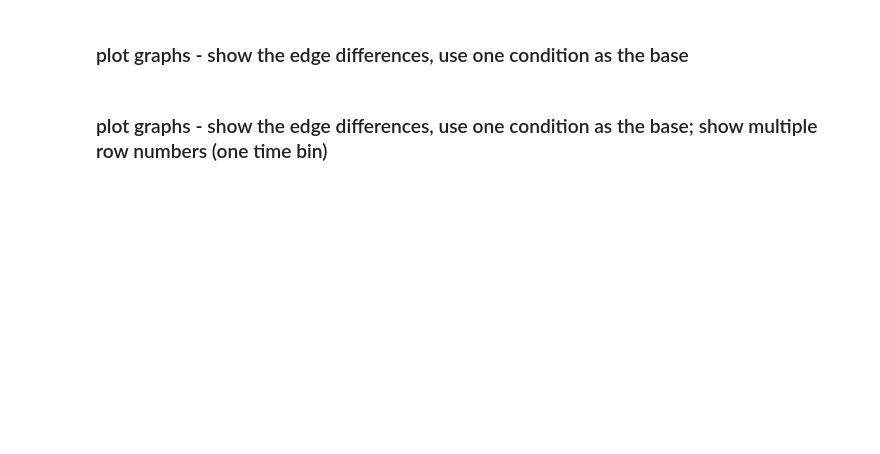
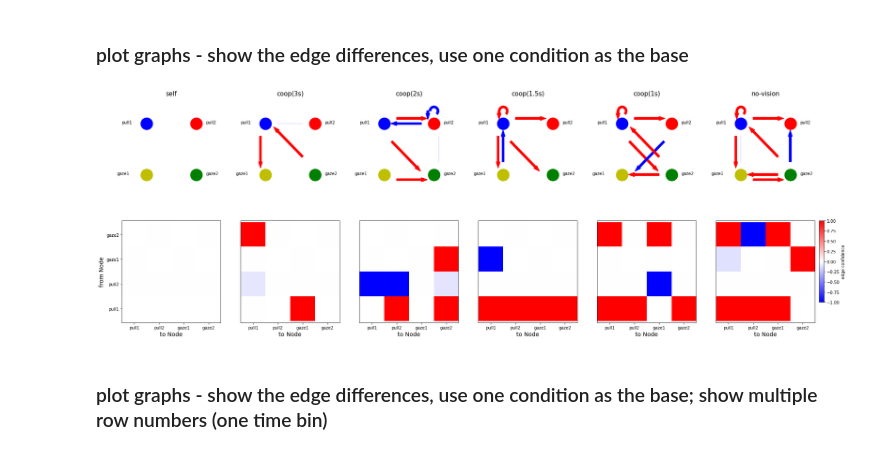
Before and after one commit to wilburshi/following_up_analysis, a Jupyter notebook: 3d_recontruction_analysis_self_and_coop_task/DBN_and_bhv_Aniposelib3d_combinesessions_basicEvents.ipynb, the cells around one changed output. Drawn from its saved outputs; the diff is of its cells as text; code cells hidden in the pictures; blank space fills up the shorter version.

```diff
--- a/3d_recontruction_analysis_self_and_coop_task/DBN_and_bhv_Aniposelib3d_combinesessions_basicEvents.ipynb
+++ b/3d_recontruction_analysis_self_and_coop_task/DBN_and_bhv_Aniposelib3d_combinesessions_basicEvents.ipynb
@@ -1521,7 +1538,7 @@ else:
     samplingsizes_name = ['min_row_number']
 nsamplings = np.shape(samplingsizes_name)[0]
 
-basecondition = 'coop(3s)'
+basecondition = 'self'
 
 # make sure these variables are consistent with the train_DBN_alec.py settings
 eventnames = ["pull1","pull2","gaze1","gaze2"]
@@ -1559,7 +1576,10 @@ j_sampsize_name = samplingsizes_name[0]
 weighted_graphs_tgt = weighted_graphs_diffTempRo_diffSampSize[(str(temp_resolu),j_sampsize_name)][basecondition]
 sig_edges_tgt = sig_edges_diffTempRo_diffSampSize[(str(temp_resolu),j_sampsize_name)][basecondition]
 
-sig_avg_dags_base = weighted_graphs_tgt.mean(axis = 0) * sig_edges_tgt
+weighted_graphs_base = weighted_graphs_tgt.mean(axis = 0)
+sig_edges_base = sig_edges_tgt
+
+sig_avg_dags_base =  weighted_graphs_base * sig_edges_base
 
 for iDBN_group in np.arange(0,nDBN_groups,1):
 
@@ -1570,7 +1590,14 @@ for iDBN_group in np.arange(0,nDBN_groups,1):
         weighted_graphs_tgt = weighted_graphs_diffTempRo_diffSampSize[(str(temp_resolu),j_sampsize_name)][iDBN_group_typename]
         sig_edges_tgt = sig_edges_diffTempRo_diffSampSize[(str(temp_resolu),j_sampsize_name)][iDBN_group_typename]
 
-        sig_avg_dags = weighted_graphs_tgt.mean(axis = 0) * sig_edges_tgt - sig_avg_dags_base
+        sig_edge_either = ((sig_edges_tgt+sig_edges_base)>0)*1
+
+        sig_avg_dags = (weighted_graphs_tgt.mean(axis = 0) - weighted_graphs_base)*sig_edge_either
+
+        try:
+            sig_avg_dags = sig_avg_dags/(weighted_graphs_tgt.mean(axis = 0) + weighted_graphs_base )
+        except:
+            sig_avg_dags =  sig_avg_dags
 
         # plot
         axs[0,iDBN_group].set_title(iDBN_group_typename,fontsize=15)
@@ -1592,80 +1619,89 @@ for iDBN_group in np.arange(0,nDBN_groups,1):
             axs[0,iDBN_group].text(eventname_locations[ieventnode][0],eventname_locations[ieventnode][1],
                                    eventnames[ieventnode],fontsize=10)
 
+            clmap = mpl.cm.get_cmap('bwr')
+
             # plot the event edges
             for ifromNode in np.arange(0,nFromNodes,1):
                 for itoNode in np.arange(0,nToNodes,1):
                     edge_weight_tgt = sig_avg_dags[ifromNode,itoNode]
-                    if edge_weight_tgt>0:
+                    if edge_weight_tgt!=0:
                         if not ifromNode == itoNode:
                             #axs[0,iDBN_group].plot(eventnode_locations[ifromNode],eventnode_locations[itoNode],'k-',linewidth=edge_weight_tgt*3)
                             axs[0,iDBN_group].arrow(nodearrow_locations[ifromNode][itoNode][0],
                                                     nodearrow_locations[ifromNode][itoNode][1],
                                                     nodearrow_directions[ifromNode][itoNode][0],
                                                     nodearrow_directions[ifromNode][itoNode][1],
-                                                    head_width=0.08*edge_weight_tgt,width=0.04*edge_weight_tgt)
+                                                    head_width=0.08*abs(edge_weight_tgt),
+                                                    width=0.04*abs(edge_weight_tgt),
+                                                    color=clmap((1+edge_weight_tgt)/2))
                         if ifromNode == itoNode:
                             ring = mpatches.Wedge(nodearrow_locations[ifromNode][itoNode],
                                                   .1, nodearrow_directions[ifromNode][itoNode][0],
                                                   nodearrow_directions[ifromNode][itoNode][1],
-                                                  0.04*edge_weight_tgt)
+                                                  width=0.04*abs(edge_weight_tgt),
+                                                  color=clmap((1+edge_weight_tgt)/2))
                             p = PatchCollection(
                                 [ring],
-                                facecolor='#2693de',
-                                edgecolor='#000000'
+                                facecolor=clmap((1+edge_weight_tgt)/2),
+                                edgecolor=clmap((1+edge_weight_tgt)/2)
                             )
                             axs[0,iDBN_group].add_collection(p)
                             # add arrow head
                             if ifromNode < 2:
                                 axs[0,iDBN_group].arrow(nodearrow_locations[ifromNode][itoNode][0]-0.1+0.02*edge_weight_tgt,
                                                         nodearrow_locations[ifromNode][itoNode][1],
-                                                        0,-0.05,fc='#2693de',
-                                                        head_width=0.08*edge_weight_tgt,width=0.04*edge_weight_tgt)
+                                                        0,-0.05,color=clmap((1+edge_weight_tgt)/2),
+                                                        head_width=0.08*abs(edge_weight_tgt),
+                                                        width=0.04*abs(edge_weight_tgt))
                             else:
                                 axs[0,iDBN_group].arrow(nodearrow_locations[ifromNode][itoNode][0]-0.1+0.02*edge_weight_tgt,
                                                         nodearrow_locations[ifromNode][itoNode][1],
-                                                        0,0.02,fc='#2693de',
-                                                        head_width=0.08*edge_weight_tgt,width=0.04*edge_weight_tgt)
+                                                        0,0.02,color=clmap((1+edge_weight_tgt)/2),
+                                                        head_width=0.08*abs(edge_weight_tgt),
+                                                        width=0.04*abs(edge_weight_tgt))
 
         # heatmap for the weights
         sig_avg_dags_df = pd.DataFrame(sig_avg_dags)
         sig_avg_dags_df.columns = eventnames
         sig_avg_dags_df.index = eventnames
-        vmin,vmax = 0,1
+        vmin,vmax = -1,1
         import matplotlib as mpl
         norm = mpl.colors.Normalize(vmin=vmin, vmax=vmax)
-        im = axs[1,iDBN_group].pcolormesh(sig_avg_dags_df,cmap="Blues",norm=norm)
+        im = axs[1,iDBN_group].pcolormesh(sig_avg_dags_df,cmap="bwr",norm=norm)
         #
         if iDBN_group == nDBN_groups-1:
             cax = axs[1,iDBN_group].inset_axes([1.04, 0.2, 0.05, 0.8])
             fig.colorbar(im, ax=axs[1,iDBN_group], cax=cax,label='edge confidence')
 
         axs[1,iDBN_group].axis('equal')
         axs[1,iDBN_group].set_xlabel('to Node',fontsize=14)
         axs[1,iDBN_group].set_xticks(np.arange(0.5,4.5,1))
         axs[1,iDBN_group].set_xticklabels(eventnames)
         if iDBN_group == 0:
             axs[1,iDBN_group].set_ylabel('from Node',fontsize=14)
             axs[1,iDBN_group].set_yticks(np.arange(0.5,4.5,1))
             axs[1,iDBN_group].set_yticklabels(eventnames)
         else:
             axs[1,iDBN_group].set_yticks([])
             axs[1,iDBN_group].set_yticklabels([])
 
     except:
         continue
 
 if savefigs:
     if moreSampSize:
-        figsavefolder = data_saved_folder+'figs_for_DBN_and_bhv_Aniposelib3d_combinesessions_morevars_basicEvents/'+savefile_sufix+'/'+animal1_fixedorder[0]+animal2_fixedorder[0]+'/'
+        figsavefolder = data_saved_folder+'figs_for_DBN_and_bhv_Aniposelib3d_combinesessions_basicEvents/'+savefile_sufix+'/'+animal1_fixedorder[0]+animal2_fixedorder[0]+'/'
         if not os.path.exists(figsavefolder):
             os.makedirs(figsavefolder)
         plt.savefig(figsavefolder+"oneTimeLag_DAGs_"+animal1_fixedorder[0]+animal2_fixedorder[0]+'_'+str(temp_resolu)+'_'+str(j_sampsize_name)+'_rows_EdgeFifferenceFrom_'+basecondition+'AsBase.jpg')
     else:
-        figsavefolder = data_saved_folder+'figs_for_DBN_and_bhv_Aniposelib3d_combinesessions_morevars_basicEvents/'+savefile_sufix+'/'+animal1_fixedorder[0]+animal2_fixedorder[0]+'/'
+        figsavefolder = data_saved_folder+'figs_for_DBN_and_bhv_Aniposelib3d_combinesessions_basicEvents/'+savefile_sufix+'/'+animal1_fixedorder[0]+animal2_fixedorder[0]+'/'
         if not os.path.exists(figsavefolder):
             os.makedirs(figsavefolder)
         plt.savefig(figsavefolder+"oneTimeLag_DAGs_"+animal1_fixedorder[0]+animal2_fixedorder[0]+'_'+str(temp_resolu)+'_'+j_sampsize_name+'_EdgeFifferenceFrom_'+basecondition+'AsBase.jpg')
+# %% [output]
+[figure, added]
 # %% [markdown]
 ### plot graphs - show the edge differences, use one condition as the base; show multiple row numbers (one time bin)
 # %%
```
Also changed, not shown: parts of 8 cells of this notebook, 15 other files.
